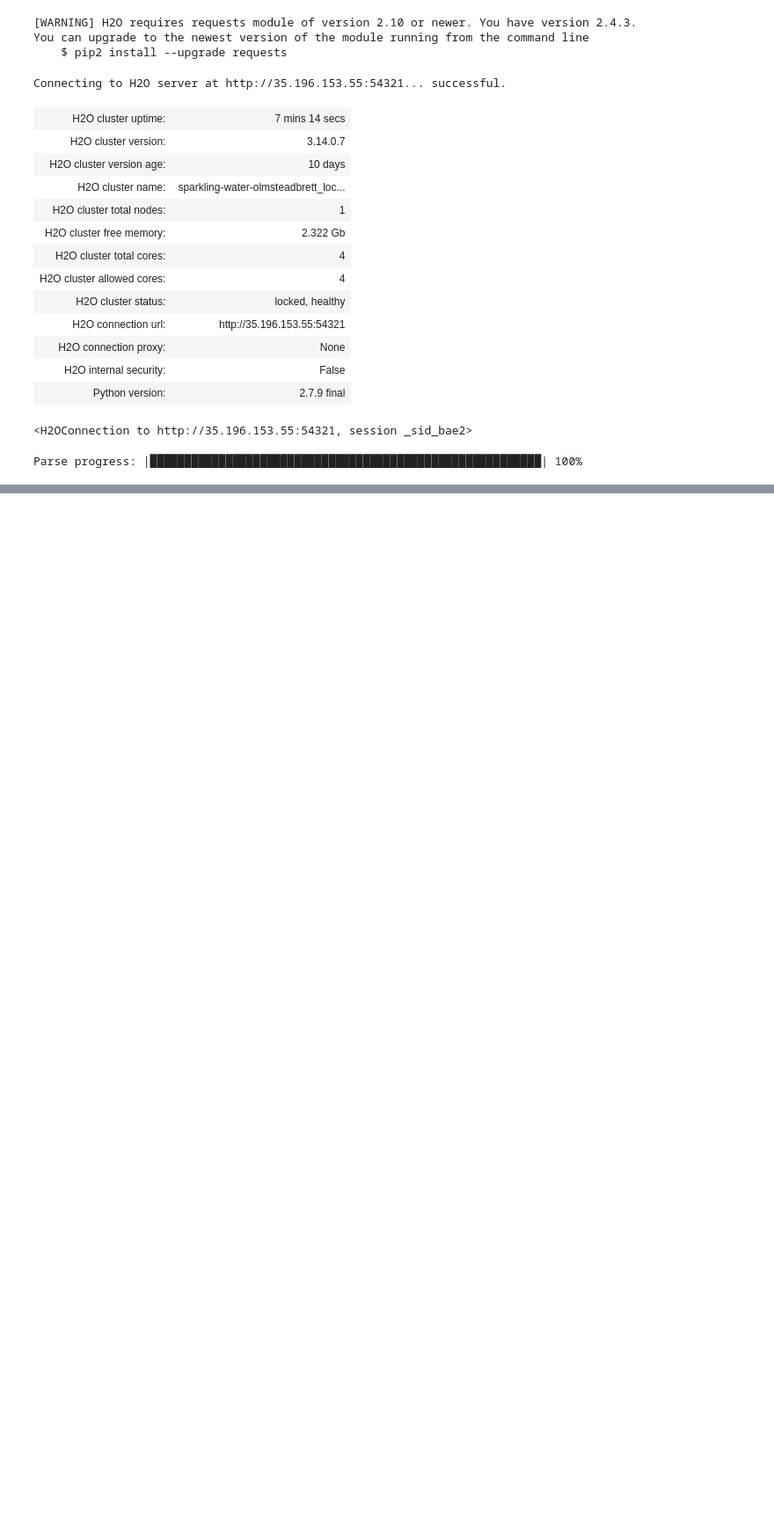
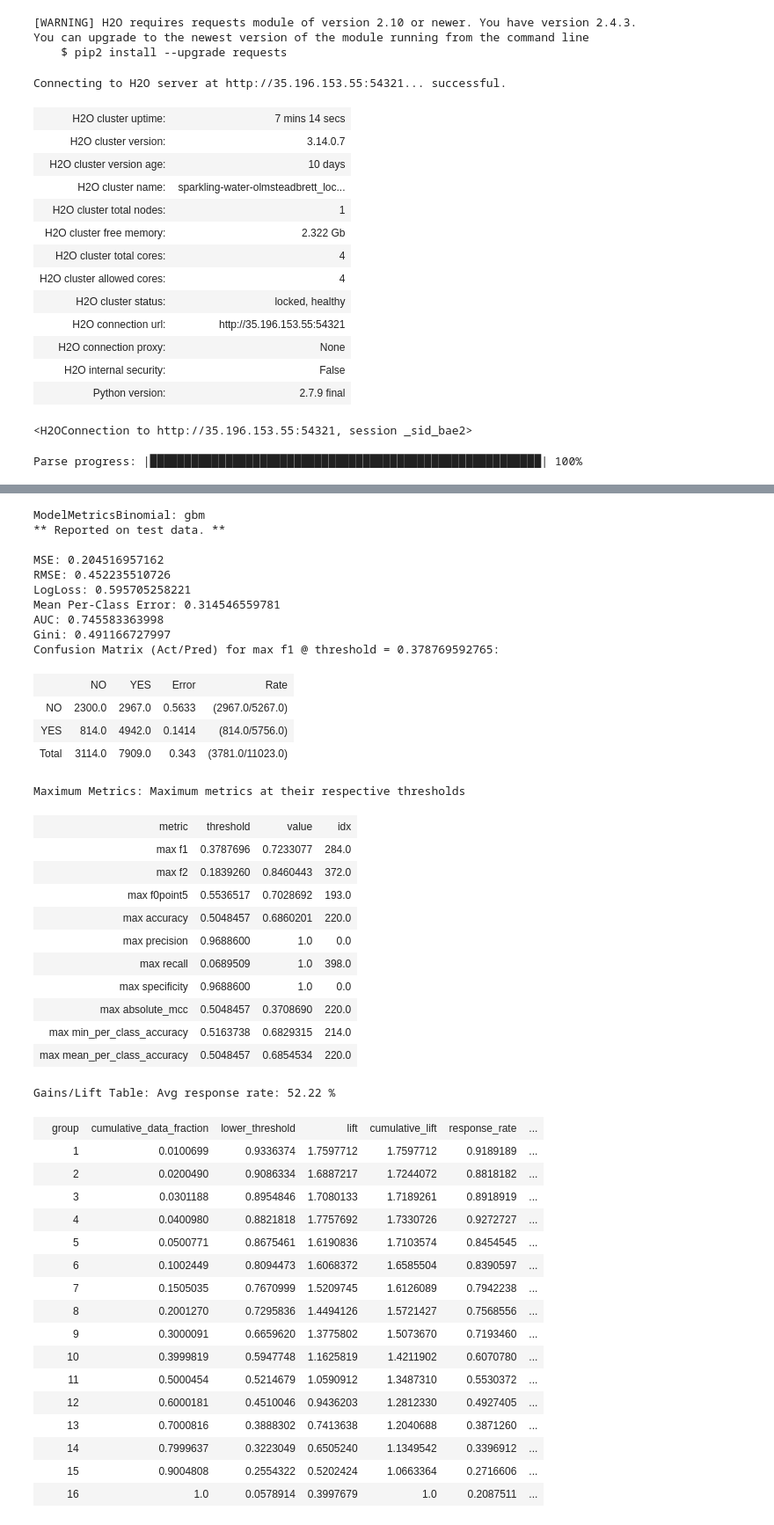
Before and after one commit to Brett777/Predict-Risk, a Jupyter notebook: Sparkling Water Test.ipynb, the cells around one changed output, grey strips where cells are left out. Shown at 88% size. Saved outputs shown, nothing was run; the diff lists cells and outputs as text; code cells hidden in the pictures; blank space fills up the shorter version.

```diff
--- a/Sparkling Water Test.ipynb
+++ b/Sparkling Water Test.ipynb
@@ -31,0 +110,13 @@ Parse progress: |█████████████████████
+# %%
+# Group flights by month
+grouped = data.group_by("Month")
+bpd = grouped.count().sum("Cancelled").frame
+bpd.show()
+bpd.describe()
+bpd.dim
+
+# Convert columns to factors
+data["Year"]      = data["Year"]     .asfactor()
+data["Month"]     = data["Month"]    .asfactor()
+data["DayOfWeek"] = data["DayOfWeek"].asfactor()
+data["Cancelled"] = data["Cancelled"].asfactor()
@@ -31,0 +139,14 @@ Parse progress: |█████████████████████
+# %%
+# Calculate and plot travel time
+hour1 = data["CRSArrTime"] / 100
+mins1 = data["CRSArrTime"] % 100
+arrTime = hour1*60 + mins1
+
+hour2 = data["CRSDepTime"] / 100
+mins2 = data["CRSDepTime"] % 100
+depTime = hour2*60 + mins2
+
+# TODO: Replace this once list comprehension is supported. See PUBDEV-1286.
+# data["TravelTime"] = [x if x > 0 else None for x in (arrTime - depTime)]
+data["TravelTime"] = (arrTime-depTime > 0).ifelse((arrTime-depTime), h2o.H2OFrame([[None]] * data.nrow))
+scatter_plot(data, "Distance", "TravelTime")
@@ -31,0 +291,48 @@ Parse progress: |█████████████████████
+# %%
+# Model performance of GBM model on test data
+data_gbm2.model_performance(test)
+# %% [output]
+ModelMetricsBinomial: gbm
+** Reported on test data. **
+
+MSE: 0.204516957162
+RMSE: 0.452235510726
+LogLoss: 0.595705258221
+Mean Per-Class Error: 0.314546559781
+AUC: 0.745583363998
+Gini: 0.491166727997
+Confusion Matrix (Act/Pred) for max f1 @ threshold = 0.378769592765:
+|  | NO | YES | Error | Rate |
+| NO | 2300.0 | 2967.0 | 0.5633 | (2967.0/5267.0) |
+| YES | 814.0 | 4942.0 | 0.1414 | (814.0/5756.0) |
+| Total | 3114.0 | 7909.0 | 0.343 | (3781.0/11023.0) |
+Maximum Metrics: Maximum metrics at their respective thresholds
+| metric | threshold | value | idx |
+| max f1 | 0.3787696 | 0.7233077 | 284.0 |
+| max f2 | 0.1839260 | 0.8460443 | 372.0 |
+| max f0point5 | 0.5536517 | 0.7028692 | 193.0 |
+| max accuracy | 0.5048457 | 0.6860201 | 220.0 |
+| max precision | 0.9688600 | 1.0 | 0.0 |
+| max recall | 0.0689509 | 1.0 | 398.0 |
+| max specificity | 0.9688600 | 1.0 | 0.0 |
+| max absolute_mcc | 0.5048457 | 0.3708690 | 220.0 |
+| max min_per_class_accuracy | 0.5163738 | 0.6829315 | 214.0 |
+| max mean_per_class_accuracy | 0.5048457 | 0.6854534 | 220.0 |
+Gains/Lift Table: Avg response rate: 52.22 %
+|  | group | cumulative_data_fraction | lower_threshold | lift | cumulative_lift | response_rate | ... |
+|  | 1 | 0.0100699 | 0.9336374 | 1.7597712 | 1.7597712 | 0.9189189 | ... |
+|  | 2 | 0.0200490 | 0.9086334 | 1.6887217 | 1.7244072 | 0.8818182 | ... |
+|  | 3 | 0.0301188 | 0.8954846 | 1.7080133 | 1.7189261 | 0.8918919 | ... |
+|  | 4 | 0.0400980 | 0.8821818 | 1.7757692 | 1.7330726 | 0.9272727 | ... |
+|  | 5 | 0.0500771 | 0.8675461 | 1.6190836 | 1.7103574 | 0.8454545 | ... |
+|  | 6 | 0.1002449 | 0.8094473 | 1.6068372 | 1.6585504 | 0.8390597 | ... |
+|  | 7 | 0.1505035 | 0.7670999 | 1.5209745 | 1.6126089 | 0.7942238 | ... |
+|  | 8 | 0.2001270 | 0.7295836 | 1.4494126 | 1.5721427 | 0.7568556 | ... |
+|  | 9 | 0.3000091 | 0.6659620 | 1.3775802 | 1.5073670 | 0.7193460 | ... |
+|  | 10 | 0.3999819 | 0.5947748 | 1.1625819 | 1.4211902 | 0.6070780 | ... |
+|  | 11 | 0.5000454 | 0.5214679 | 1.0590912 | 1.3487310 | 0.5530372 | ... |
+|  | 12 | 0.6000181 | 0.4510046 | 0.9436203 | 1.2812330 | 0.4927405 | ... |
+|  | 13 | 0.7000816 | 0.3888302 | 0.7413638 | 1.2040688 | 0.3871260 | ... |
+|  | 14 | 0.7999637 | 0.3223049 | 0.6505240 | 1.1349542 | 0.3396912 | ... |
+|  | 15 | 0.9004808 | 0.2554322 | 0.5202424 | 1.0663364 | 0.2716606 | ... |
+|  | 16 | 1.0 | 0.0578914 | 0.3997679 | 1.0 | 0.2087511 | ... |
```
Also changed, not shown: parts of 8 cells of this notebook.
